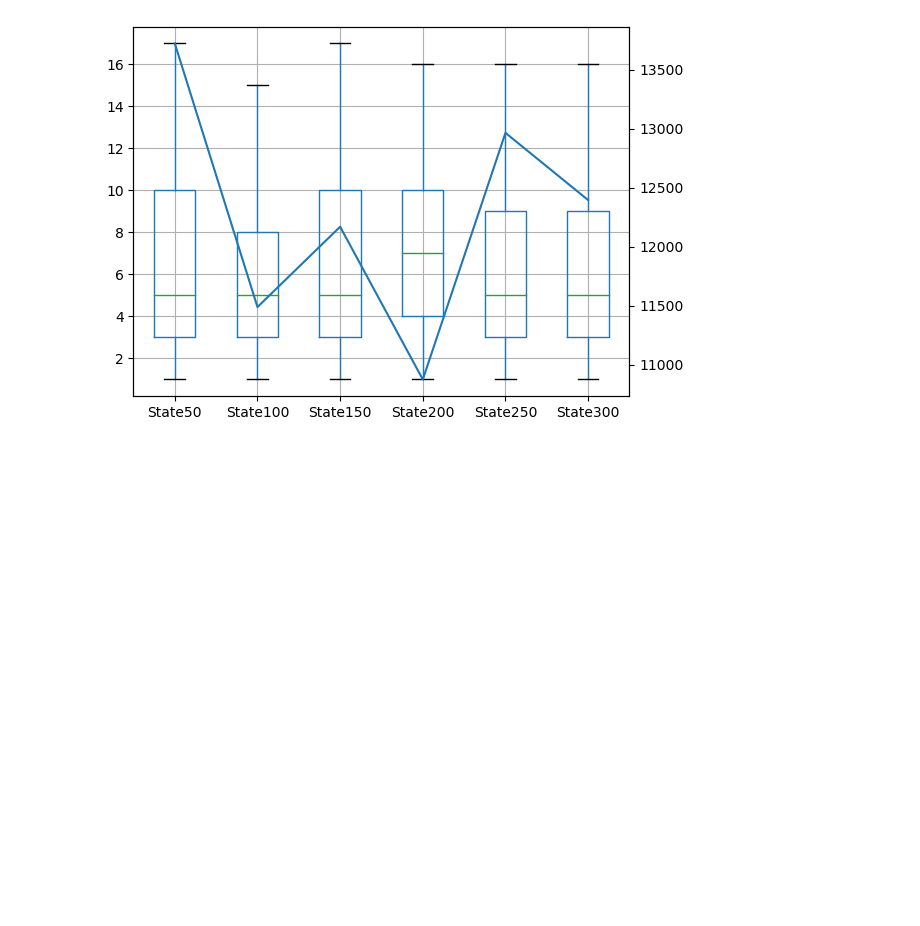
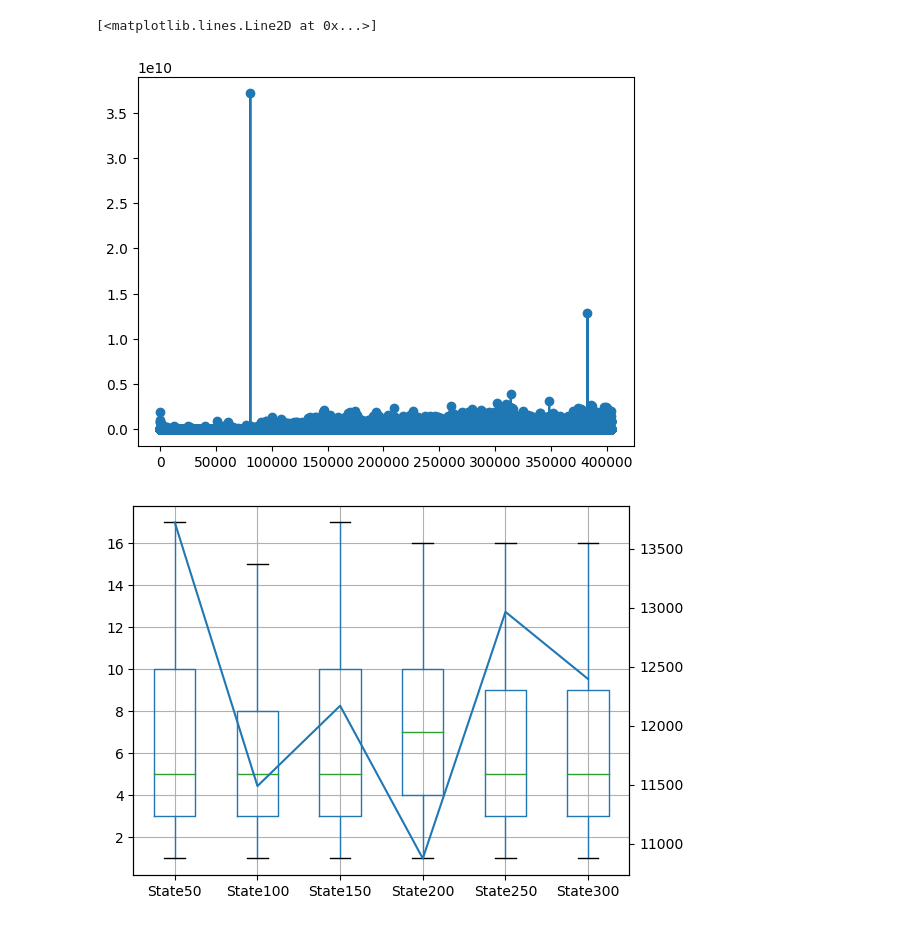
Before and after one commit to semlanghi/frink, a Jupyter notebook: analysis test.ipynb, the cells around one changed output. Cells and saved outputs as stored; diff of their text form; code cells hidden in the pictures; blank space fills up the shorter version.

```diff
--- a/analysis test.ipynb
+++ b/analysis test.ipynb
@@ -90,0 +135,2 @@ d1
+# %%
+d2 = df.groupby('sate_size_items')['cumulative_emit'].mean().reset_index()
@@ -91,3 +153,8 @@ d1
+# %%
+ plt.plot(d2['sate_size_items'], d2['cumulative_emit'], marker='o')
+# %% [output]
+[<matplotlib.lines.Line2D at 0x...>]
+[figure, added]
 # %%
 mean = result['Latency'].mean()
 mean.index = np.arange(1,len(mean)+1)
```
Also changed, not shown: parts of 10 cells of this notebook, 9 other files.
